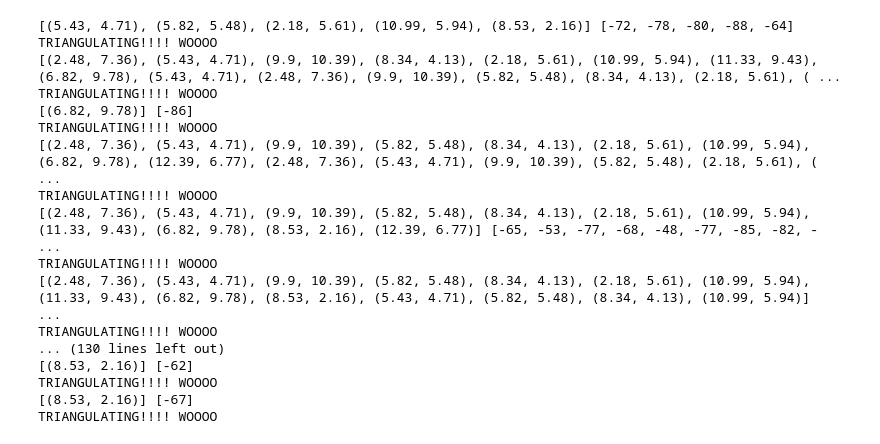
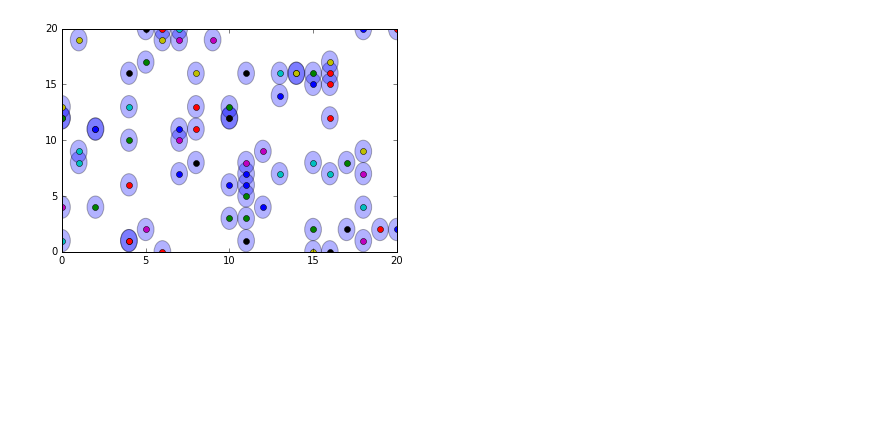
Before and after one commit to jj1993/Applied-mechanism-design-and-big-data, a Jupyter notebook: Assignment_0.6.ipynb, the cells around one changed output. Saved outputs shown, nothing was run; the diff lists cells and outputs as text; code cells hidden in the pictures; blank space fills up the shorter version.

Commit message:
added a plot function

```diff
--- a/Assignment_0.6.ipynb
+++ b/Assignment_0.6.ipynb
@@ -43,10 +44,18 @@ def calculate_S_is(S_x, S_y, routers, noise):
     return Sis
 
 def triangulate(routers, signals):
-    print("TRIANGULATING!!!! WOOOO")
-    pos = (10, 10)
+    #print("TRIANGULATING!!!! WOOOO")
+    pos = (random.randint(0,20), random.randint(0,20))
     uncertainty = (1,2)
     return pos, uncertainty
+
+def plot_pos_uncertainty(pos, uncertainty, fig, ax):
+    (x,y) = pos
+    (width, height) = uncertainty
+    ellipse = matplotlib.patches.Ellipse(pos, width, height, linewidth=1, fc='b', fill=True, alpha=0.3)
+    ax.plot(x,y, 'o')
+    plt.axis([0,20,0,20])
+    ax.add_artist(ellipse)
 # %%
 #configuring the coordinates of the routers
 named_routers = {
@@ -70,38 +79,24 @@ packets = df.groupby(['typeNr', 'subTypeNr', 'seqNr'])
 # %%
 positions = []
 
 #rebuild the routers list per packet
 # routers = [(0,0), (0,20), (20,20), (20, 0)]
 
 
-
+fig, ax = plt.subplots()
 for packet in packets:
 #     print(packet[1][['droneId', 'signal']])
 #     print(type(packet[1]))
     routers = []
     signals = []
     for row in packet[1].iterrows():
         droneId = row[1].loc['droneId']
         signal =  row[1].loc['signal']
         routers.append(named_routers[droneId])
         signals.append(signal)
-    print(routers, signals)
-    pos = triangulate(routers, signals)
+    #print(routers, signals)
+    pos, uncertainty = triangulate(routers, signals)
+    plot_pos_uncertainty(pos, uncertainty, fig, ax)
+fig.show()
 # %% [output]
-[(5.43, 4.71), (5.82, 5.48), (2.18, 5.61), (10.99, 5.94), (8.53, 2.16)] [-72, -78, -80, -88, -64]
-TRIANGULATING!!!! WOOOO
-[(2.48, 7.36), (5.43, 4.71), (9.9, 10.39), (8.34, 4.13), (2.18, 5.61), (10.99, 5.94), (11.33, 9.43), (6.82, 9.78), (5.43, 4.71), (2.48, 7.36), (9.9, 10.39), (5.82, 5.48), (8.34, 4.13), (2.18, 5.61), ( ...
-TRIANGULATING!!!! WOOOO
-[(6.82, 9.78)] [-86]
-TRIANGULATING!!!! WOOOO
-[(2.48, 7.36), (5.43, 4.71), (9.9, 10.39), (5.82, 5.48), (8.34, 4.13), (2.18, 5.61), (10.99, 5.94), (6.82, 9.78), (12.39, 6.77), (2.48, 7.36), (5.43, 4.71), (9.9, 10.39), (5.82, 5.48), (2.18, 5.61), ( ...
-TRIANGULATING!!!! WOOOO
-[(2.48, 7.36), (5.43, 4.71), (9.9, 10.39), (5.82, 5.48), (8.34, 4.13), (2.18, 5.61), (10.99, 5.94), (11.33, 9.43), (6.82, 9.78), (8.53, 2.16), (12.39, 6.77)] [-65, -53, -77, -68, -48, -77, -85, -82, - ...
-TRIANGULATING!!!! WOOOO
-[(2.48, 7.36), (5.43, 4.71), (9.9, 10.39), (5.82, 5.48), (8.34, 4.13), (2.18, 5.61), (10.99, 5.94), (11.33, 9.43), (6.82, 9.78), (8.53, 2.16), (5.43, 4.71), (5.82, 5.48), (8.34, 4.13), (10.99, 5.94)]  ...
-TRIANGULATING!!!! WOOOO
-... (130 lines left out)
-[(8.53, 2.16)] [-62]
-TRIANGULATING!!!! WOOOO
-[(8.53, 2.16)] [-67]
-TRIANGULATING!!!! WOOOO
+[figure, added]
```
Also changed, not shown: parts of 1 cell of this notebook.
